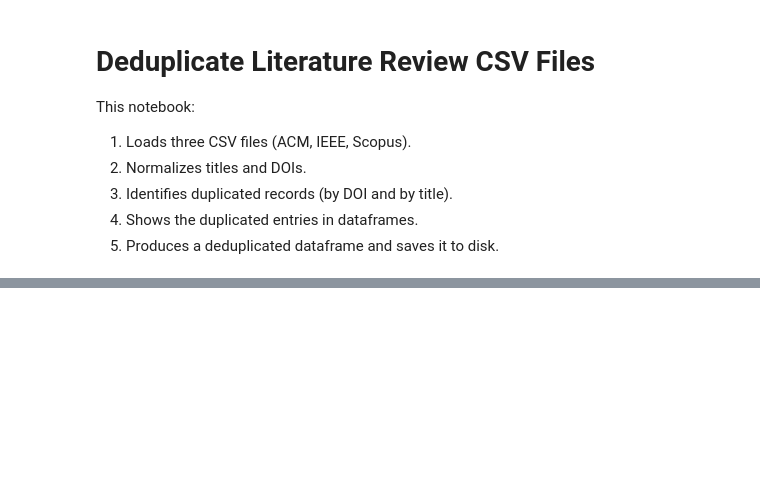
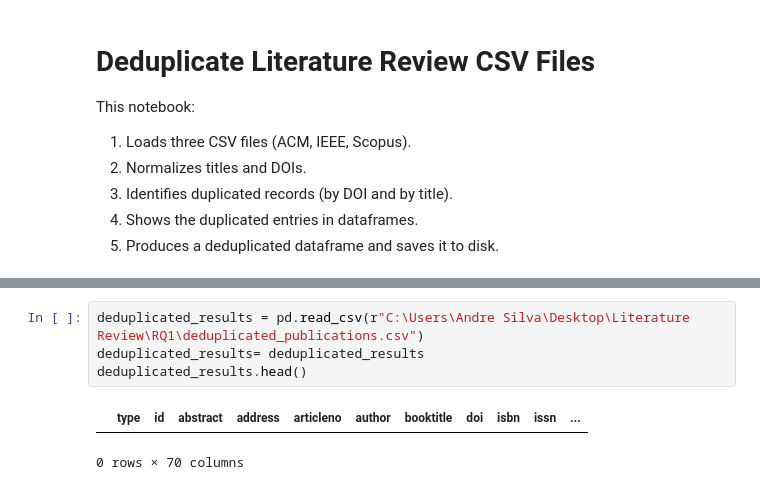
Before and after one commit to up202108724/Literature-Review, a Jupyter notebook: RQ1/deduplicate_literature_review.ipynb, the cells around one changed output, grey strips where cells are left out. Drawn from its saved outputs; the diff is of its cells as text; blank space fills up the shorter version.

Commit message:
Literature Review

```diff
--- a/RQ1/deduplicate_literature_review.ipynb
+++ b/RQ1/deduplicate_literature_review.ipynb
@@ -95,0 +162,7 @@ print(f"\nDeduplicated file saved to: {output_path}")
+# %%
+deduplicated_results = pd.read_csv(r"C:\Users\Andre Silva\Desktop\Literature Review\RQ1\deduplicated_publications.csv")
+deduplicated_results= deduplicated_results
+deduplicated_results.head()
+# %% [output]
+|  | type | id | abstract | address | articleno | author | booktitle | doi | isbn | issn | ... |
+0 rows × 70 columns
```
Also changed, not shown: parts of 2 cells of this notebook, 6 other files.
